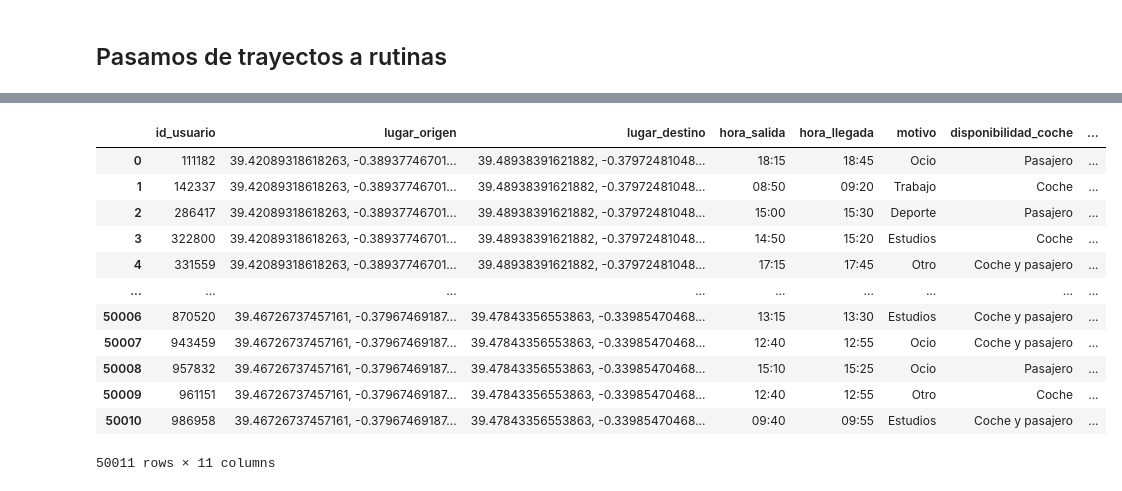
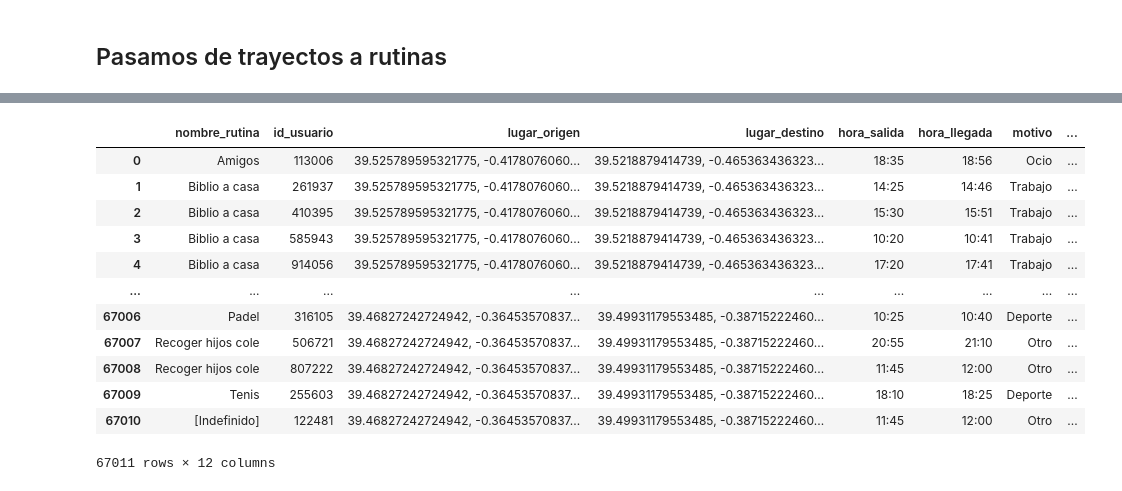
Before and after one commit to pablo-csv/Terra, a Jupyter notebook: datos_trayectos_eva.ipynb, the cells around one changed output, grey strips where cells are left out. Cells and saved outputs as stored; diff of their text form; code cells hidden in the pictures.

Commit message:
code to generate trayectos.csv and rutinas.csv

```diff
--- a/datos_trayectos_eva.ipynb
+++ b/datos_trayectos_eva.ipynb
@@ -25,6 +25,7 @@ nom_fin = df2['Nombre_fin']
 tiempo = df2['Minutos']
 # %%
 # comenzamos a inventarnos datos
+random.seed(2002)
 
 motivo = ['Estudios', 'Trabajo', 'Deporte', 'Ocio', 'Otro']
 nombre_rutina_deporte = ['Futbol', 'Baloncesto', 'Yoga', 'Gym', 'Tenis', 'Padel', 'Baile']
@@ -82,20 +83,23 @@ for i in range(50000):
 
     if m == 'Estudios':
         d = random.choice(dias[:5])
-        nom_rut = f'Estudios_universidad_{d.lower()}' # solo cogemos a que estudien en universidades
+        nom_rut = random.choice(['Uni a casa', 'Casa a uni', 'Biblio a casa', 'Casa a biblio']) # solo cogemos a que estudien en universidades
     elif m == 'Otro':
         d = random.choice(dias)
-        nom_rut = f'[Indefinido]_{d.lower()}'
+        nom_rut = random.choice(['[Indefinido]', 'Recoger hijos cole', 'Llevar hijos cole'])
     elif m == 'Trabajo':
         d = random.choice(dias[:5])
-        nom_rut = f'Trabajo_{d.lower()}'
+        nom_rut = random.choice(['Trabajo a casa', 'Casa a Trabajo'])
     elif m == 'Ocio':
         d = random.choice(dias)
-        nom_rut = f'Ocio_{d.lower()}'
+        nom_rut = random.choice(['Casa a cine', 'Cine a casa', 'Quedar', 'CC a casa', 'casa a CC',
+                                 'Bolera a casa', 'Casa a bolera', 'Amigos', 'Cena', 'Comida', 'Bar',
+                                'Voluntariado a casa', 'Casa a voluntariado', 'Visitar abuelo',
+                                'Visitar familia', 'Visitar abuela'])
     else:                                   # es deporte
         d = random.choice(dias)
         deport = random.choice(nombre_rutina_deporte)
-        nom_rut = f'Deporte_{deport.lower()}_{d.lower()}'
+        nom_rut = f'{deport}'
 
     days.append(d)
     nombre_rutina.append(nom_rut)
@@ -127,7 +131,8 @@ for dia in dias:
         if not filas_dia_motivo.empty:
             siguiente_dia = dias[(dias.index(dia) + 1) % len(dias)]
             filas_dia_motivo['dia'] = siguiente_dia
-            filas_dia_motivo['nombre_rutina'] = motivo + '_' + siguiente_dia.lower()
+            filas_dia_motivo['nombre_rutina'] = random.choice(['Uni a casa', 'Casa a uni', 'Biblio a casa', 'Casa a biblio',
+                                                               'Trabajo a casa', 'Casa a Trabajo'])
             filas_duplicadas.append(filas_dia_motivo)
 
 nuevo_df = pd.concat([df] + filas_duplicadas, ignore_index=True)
@@ -157,8 +162,22 @@ filas_ocio['motivo'] = np.random.choice(motivos_alternativos, size=len(filas_oci
 # Cambiar el Día a un día de semana si es Sábado o Domingo
 dias_semana = ['L', 'M', 'X', 'J', 'V']
 filas_ocio['dia'] = np.where(filas_ocio['dia'].isin(['S', 'D']), np.random.choice(dias_semana, size=len(filas_ocio)), filas_ocio['dia'])
-filas_ocio['nombre_rutina'] = filas_ocio['motivo'] + '_' + filas_ocio['dia'].str.lower()
+
+rutinas_trabajo = ['Trabajo a casa', 'Casa a Trabajo']
+rutinas_estudios = ['Uni a casa', 'Casa a uni', 'Biblio a casa', 'Casa a biblio']
+
+# Función para seleccionar rutinas según el motivo
+def seleccionar_rutina(motivo):
+    if motivo == 'Trabajo':
+        return random.choice(rutinas_trabajo)
+    elif motivo == 'Estudios':
+        return random.choice(rutinas_estudios)
+    else:
+        return None
+
+filas_ocio['nombre_rutina'] = filas_ocio.apply(lambda row: seleccionar_rutina(row['motivo']), axis=1)
 
 
 # Agregar las filas modificadas al DataFrame original
 df = pd.concat([df, filas_ocio], ignore_index=True)
+df
@@ -300,43 +324,43 @@ print(filas_duplicadas)
 # %%
 import pandas as pd
 from faker import Faker
 fake = Faker()
 
 # Función para determinar el valor de 'dias' según las condiciones dadas
 def determinar_dias(grupo):
     dias = grupo['dia'].tolist()
     dias_unicos = sorted(set(dias), key=lambda x: ['L', 'M', 'X', 'J', 'V', 'S', 'D'].index(x))
     if len(dias_unicos) == 1:
         return dias_unicos[0]
     elif dias_unicos == ['L', 'X']:
         return 'L, X'
     elif dias_unicos == ['S', 'D']:
         return 'S, D'
     else:
         return ', '.join(dias_unicos)
 
 # Agrupar y aplicar la función para obtener el DataFrame de rutinas
-rutinas = df.groupby(['id_usuario', 'lugar_origen', 'lugar_destino', 'hora_salida', 'hora_llegada', 'motivo', 'disponibilidad_coche']).apply(determinar_dias).reset_index()
-rutinas.columns = ['id_usuario', 'lugar_origen', 'lugar_destino', 'hora_salida', 'hora_llegada', 'motivo', 'disponibilidad_coche', 'dias']
+rutinas = df.groupby(['nombre_rutina', 'id_usuario', 'lugar_origen', 'lugar_destino', 'hora_salida', 'hora_llegada', 'motivo', 'disponibilidad_coche']).apply(determinar_dias).reset_index()
+rutinas.columns = ['nombre_rutina', 'id_usuario', 'lugar_origen', 'lugar_destino', 'hora_salida', 'hora_llegada', 'motivo', 'disponibilidad_coche', 'dias']
 
 # Asignar nombres de origen y destino
 nombre_origen = df.groupby('lugar_origen')['nombre_origen'].first().reset_index()
 nombre_destino = df.groupby('lugar_destino')['nombre_destino'].first().reset_index()
 rutinas = pd.merge(rutinas, nombre_origen, on='lugar_origen')
 rutinas = pd.merge(rutinas, nombre_destino, on='lugar_destino')
 rutinas['id_rutina'] = 'R' + df.apply(lambda _: str(fake.unique.random_int(min=11111, max=99999)), axis=1)
 rutinas
 # %% [output]
-|  | id_usuario | lugar_origen | lugar_destino | hora_salida | hora_llegada | motivo | disponibilidad_coche | ... |
-| 0 | 111182 | 39.42089318618263, -0.38937746701... | 39.48938391621882, -0.37972481048... | 18:15 | 18:45 | Ocio | Pasajero | ... |
-| 1 | 142337 | 39.42089318618263, -0.38937746701... | 39.48938391621882, -0.37972481048... | 08:50 | 09:20 | Trabajo | Coche | ... |
-| 2 | 286417 | 39.42089318618263, -0.38937746701... | 39.48938391621882, -0.37972481048... | 15:00 | 15:30 | Deporte | Pasajero | ... |
-| 3 | 322800 | 39.42089318618263, -0.38937746701... | 39.48938391621882, -0.37972481048... | 14:50 | 15:20 | Estudios | Coche | ... |
-| 4 | 331559 | 39.42089318618263, -0.38937746701... | 39.48938391621882, -0.37972481048... | 17:15 | 17:45 | Otro | Coche y pasajero | ... |
+|  | nombre_rutina | id_usuario | lugar_origen | lugar_destino | hora_salida | hora_llegada | motivo | ... |
+| 0 | Amigos | 113006 | 39.525789595321775, -0.4178076060... | 39.5218879414739, -0.465363436323... | 18:35 | 18:56 | Ocio | ... |
+| 1 | Biblio a casa | 261937 | 39.525789595321775, -0.4178076060... | 39.5218879414739, -0.465363436323... | 14:25 | 14:46 | Trabajo | ... |
+| 2 | Biblio a casa | 410395 | 39.525789595321775, -0.4178076060... | 39.5218879414739, -0.465363436323... | 15:30 | 15:51 | Trabajo | ... |
+| 3 | Biblio a casa | 585943 | 39.525789595321775, -0.4178076060... | 39.5218879414739, -0.465363436323... | 10:20 | 10:41 | Trabajo | ... |
+| 4 | Biblio a casa | 914056 | 39.525789595321775, -0.4178076060... | 39.5218879414739, -0.465363436323... | 17:20 | 17:41 | Trabajo | ... |
 | ... | ... | ... | ... | ... | ... | ... | ... | ... |
-| 50006 | 870520 | 39.46726737457161, -0.37967469187... | 39.47843356553863, -0.33985470468... | 13:15 | 13:30 | Estudios | Coche y pasajero | ... |
-| 50007 | 943459 | 39.46726737457161, -0.37967469187... | 39.47843356553863, -0.33985470468... | 12:40 | 12:55 | Ocio | Coche y pasajero | ... |
-| 50008 | 957832 | 39.46726737457161, -0.37967469187... | 39.47843356553863, -0.33985470468... | 15:10 | 15:25 | Ocio | Pasajero | ... |
-| 50009 | 961151 | 39.46726737457161, -0.37967469187... | 39.47843356553863, -0.33985470468... | 12:40 | 12:55 | Otro | Coche | ... |
-| 50010 | 986958 | 39.46726737457161, -0.37967469187... | 39.47843356553863, -0.33985470468... | 09:40 | 09:55 | Estudios | Coche y pasajero | ... |
+| 67006 | Padel | 316105 | 39.46827242724942, -0.36453570837... | 39.49931179553485, -0.38715222460... | 10:25 | 10:40 | Deporte | ... |
+| 67007 | Recoger hijos cole | 506721 | 39.46827242724942, -0.36453570837... | 39.49931179553485, -0.38715222460... | 20:55 | 21:10 | Otro | ... |
+| 67008 | Recoger hijos cole | 807222 | 39.46827242724942, -0.36453570837... | 39.49931179553485, -0.38715222460... | 11:45 | 12:00 | Otro | ... |
+| 67009 | Tenis | 255603 | 39.46827242724942, -0.36453570837... | 39.49931179553485, -0.38715222460... | 18:10 | 18:25 | Deporte | ... |
+| 67010 | [Indefinido] | 122481 | 39.46827242724942, -0.36453570837... | 39.49931179553485, -0.38715222460... | 11:45 | 12:00 | Otro | ... |
-50011 rows × 11 columns
+67011 rows × 12 columns
```
Also changed, not shown: parts of 8 cells of this notebook.
